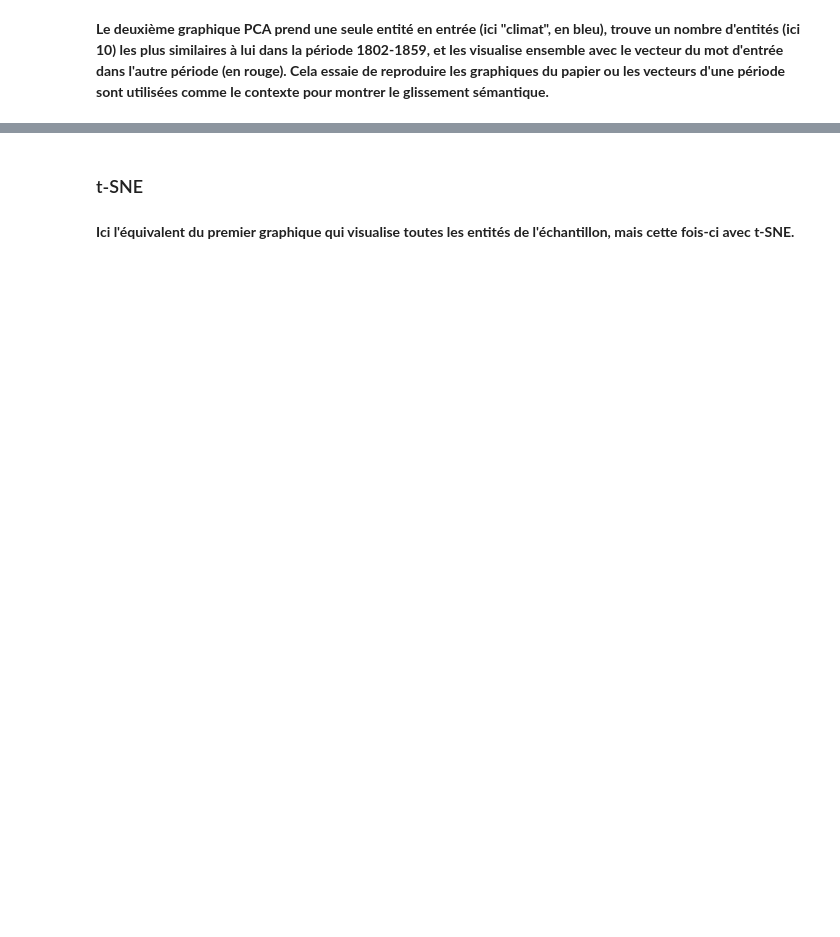
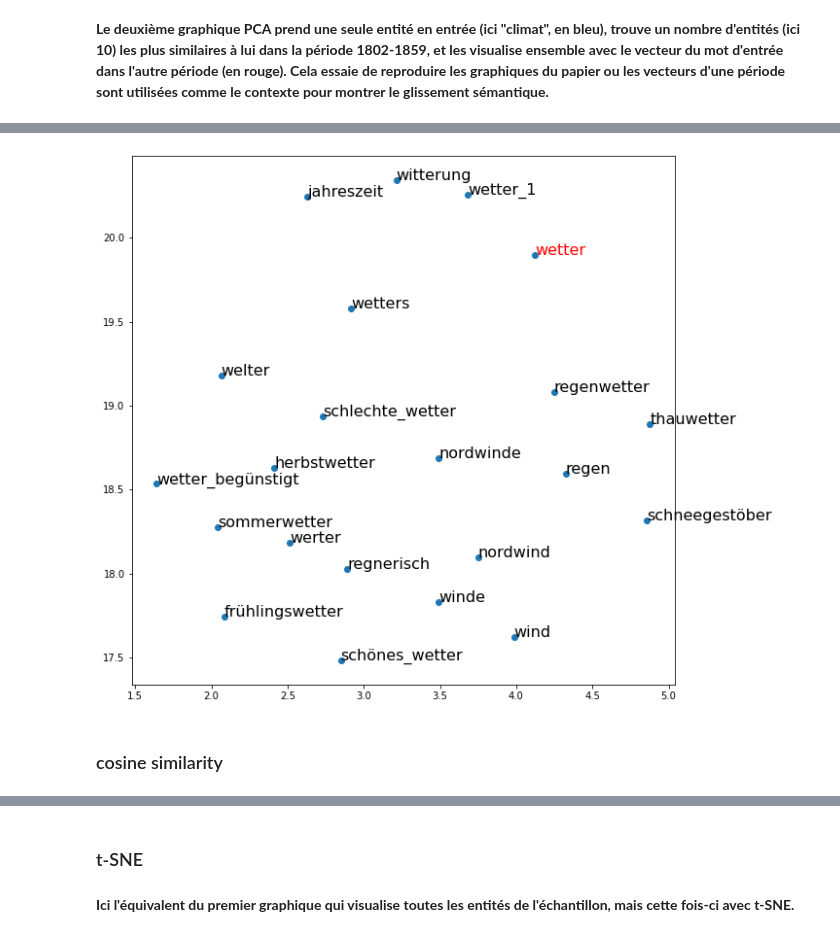
Before and after one commit to krkryger/clim-dist, a Jupyter notebook: notebooks/diachronic_embeddings.ipynb, the cells around one changed output, grey strips where cells are left out. Drawn from its saved outputs; the diff is of its cells as text; code cells hidden in the pictures; blank space fills up the shorter version.

```diff
--- a/notebooks/diachronic_embeddings.ipynb
+++ b/notebooks/diachronic_embeddings.ipynb
@@ -214,0 +259,6 @@ pca_example_2('unwetter', 10)
+# %%
+umap_single_example('wetter', 20)
+# %% [output]
+[figure, added]
+# %% [markdown]
+### cosine similarity
```
Also changed, not shown: parts of 12 cells of this notebook, 4 other files.
